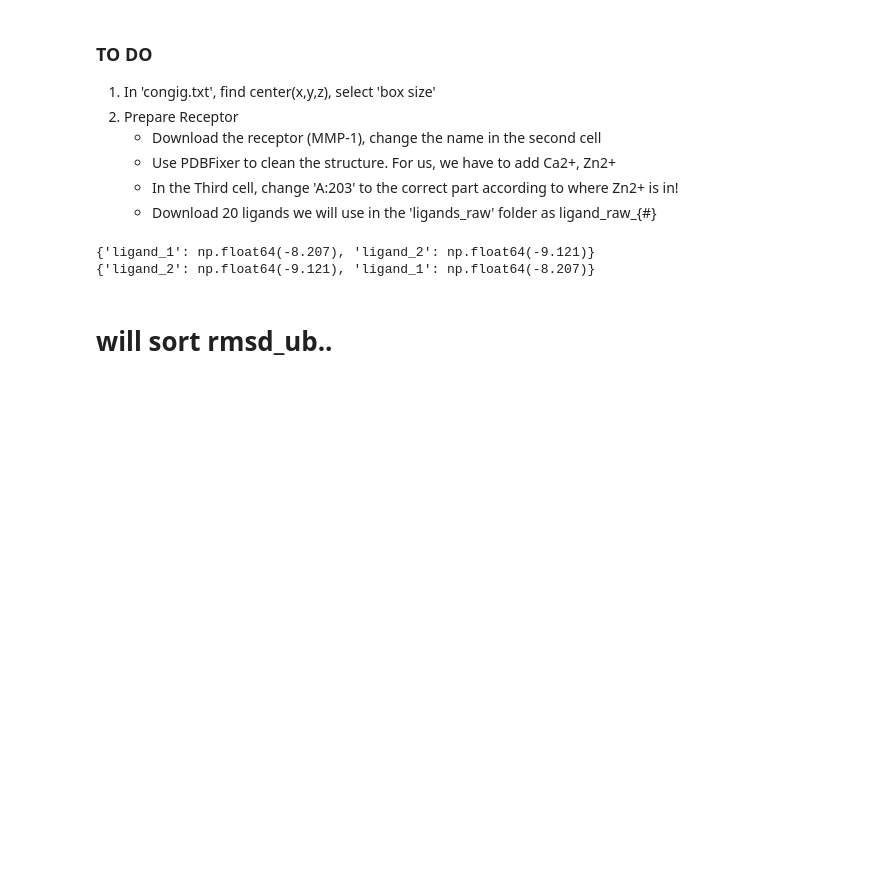
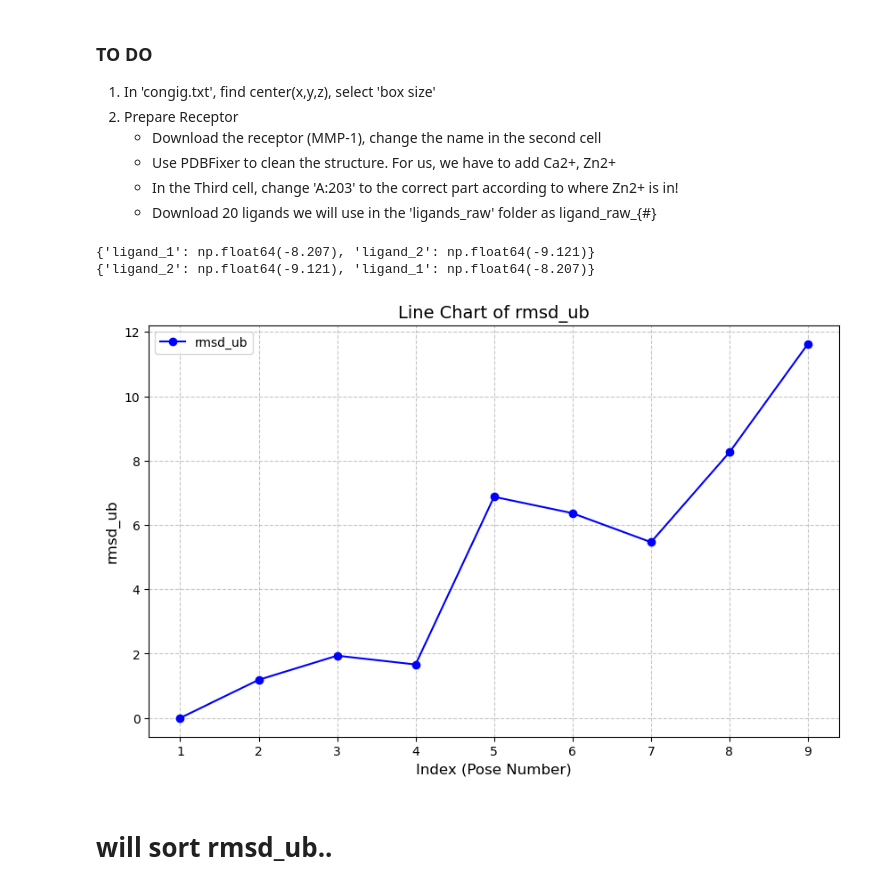
Before and after one commit to 710ct/group6_sbir_package, a Jupyter notebook: notebooks/Molecular Docking.ipynb, the cells around one changed output. Drawn from its saved outputs; the diff is of its cells as text; code cells hidden in the pictures; blank space fills up the shorter version.

Commit message:
made table

```diff
--- a/notebooks/Molecular Docking.ipynb
+++ b/notebooks/Molecular Docking.ipynb
@@ -43,7 +43,9 @@ done
 # %%
 import csv
 import pandas as pd
+import matplotlib.pyplot as plt
 
+# Extract only the table into a CSV file
 def extract_result(input_file, csv_file):
     with open(input_file, 'r') as f:
         lines = f.readlines()
@@ -66,8 +68,21 @@ def extract_result(input_file, csv_file):
         writer.writerow(['affinity', 'rmsd_lb', 'rmsd_ub'])
         writer.writerows(data_rows)
 
-def best_affinity(table_file):
-    df = pd.read_csv(table_file)
-    first_affinity = df['affinity'].iloc[0]
-    return first_affinity
+def plot_rmsd_ub(file_path):
+    df = pd.read_csv(file_path)
+
+    column_name = 'rmsd_ub'
+    data = df[column_name]
+
+    plt.figure(figsize=(10, 6))
+    plt.plot(data, marker='o', linestyle='-', color='b', label=column_name)
+
+    plt.title(f'Line Chart of {column_name}', fontsize=14)
+    plt.xlabel('Index (Pose Number)', fontsize=12)
+    plt.ylabel(column_name, fontsize=12)
+    plt.grid(True, linestyle='--', alpha=0.7)
+    plt.legend()
+
+    plt.xticks(range(len(data)), range(1, len(data) + 1))
+    plt.show()
 # %%
@@ -91,6 +106,10 @@ print(sort_affinity)
 # %% [output]
 {'ligand_1': np.float64(-8.207), 'ligand_2': np.float64(-9.121)}
 {'ligand_2': np.float64(-9.121), 'ligand_1': np.float64(-8.207)}
+# %%
+plot_rmsd_ub('table_ligand_1.csv')
+# %% [output]
+[figure, added]
 # %% [markdown]
 # will sort rmsd_ub..
 # %% [markdown]
```
Also changed, not shown: parts of 2 cells of this notebook.
